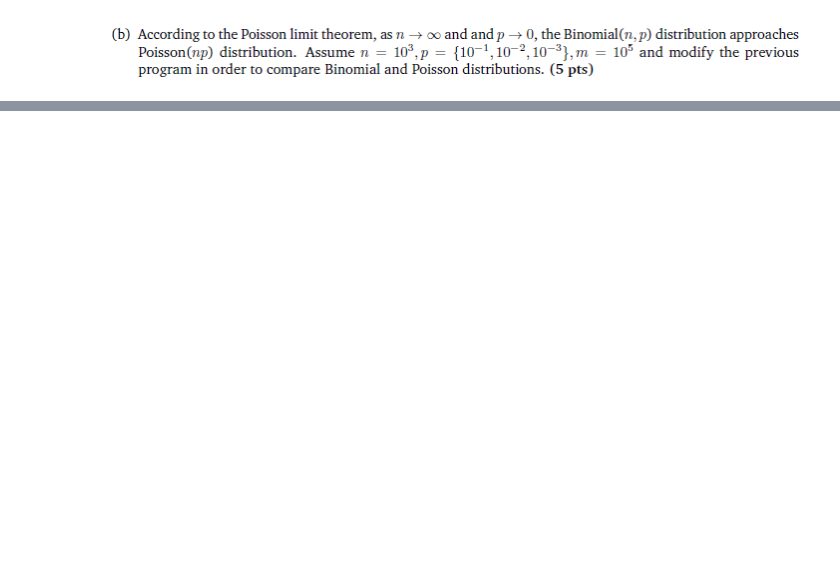
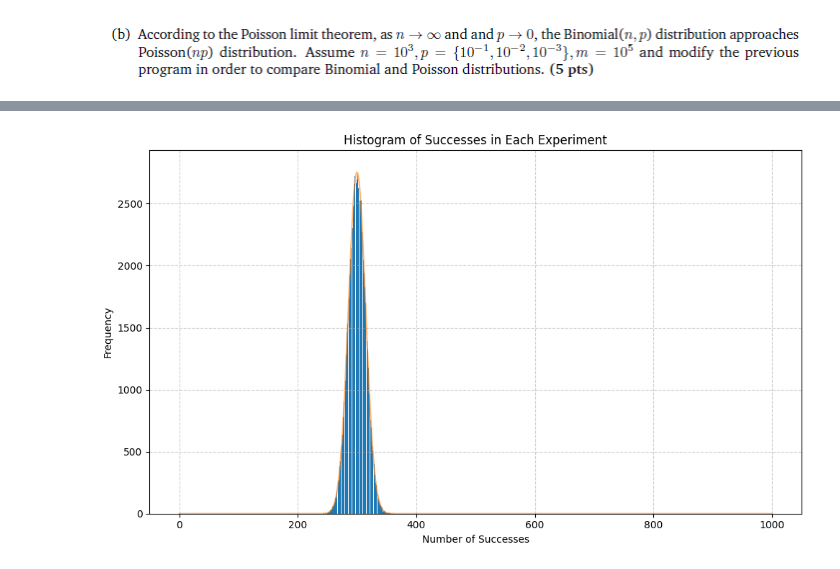
Before and after one commit to Vequis/AI-Machine-Learning-Studies, a Jupyter notebook: MachineLearning/python/main.ipynb, the cells around one changed output, grey strips where cells are left out. Drawn from its saved outputs; the diff is of its cells as text; code cells hidden in the pictures; blank space fills up the shorter version.

```diff
--- a/MachineLearning/python/main.ipynb
+++ b/MachineLearning/python/main.ipynb
@@ -148,0 +226,29 @@ print(mse_difference)
+# %%
+n = 1000
+p = 0.3
+m = 100000
+
+successes_of_each_experiment = np.zeros((1, m))
+
+for i in range(m):
+    coin_results = np.random.choice(a=[0, 1], p=[1-p, p], size=n)
+    successes_of_each_experiment[0, i] = np.sum(coin_results)
+
+k = np.arange(n+1)
+pdf_normal = np.exp(- (np.square(k - n*p)) / (2*n*p*(1-p))) / np.sqrt(2* np.pi * n * p * (1-p))
+pdf_normal = m*pdf_normal # Multiplication to adjust scales
+
+plt.figure(figsize=(10, 6))
+plt.hist(successes_of_each_experiment.T, bins='auto')
+plt.title('Histogram of Successes in Each Experiment')
+plt.xlabel('Number of Successes')
+plt.ylabel('Frequency')
+
+plt.plot(pdf_normal, alpha=0.6)
+
+plt.grid(True, linestyle='--', alpha=0.6)
+
+plt.tight_layout()
+plt.show()
+# %% [output]
+[figure, added]
```
Also changed, not shown: parts of 19 cells of this notebook, 1 other file.
